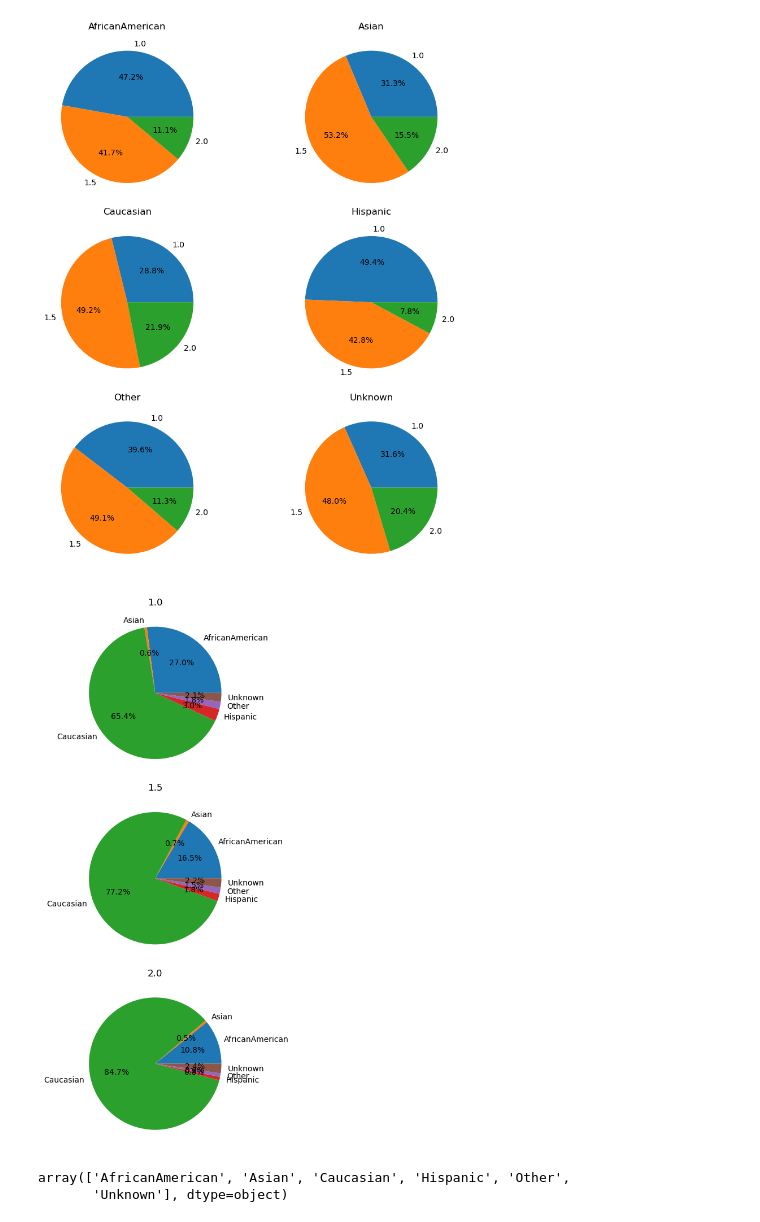
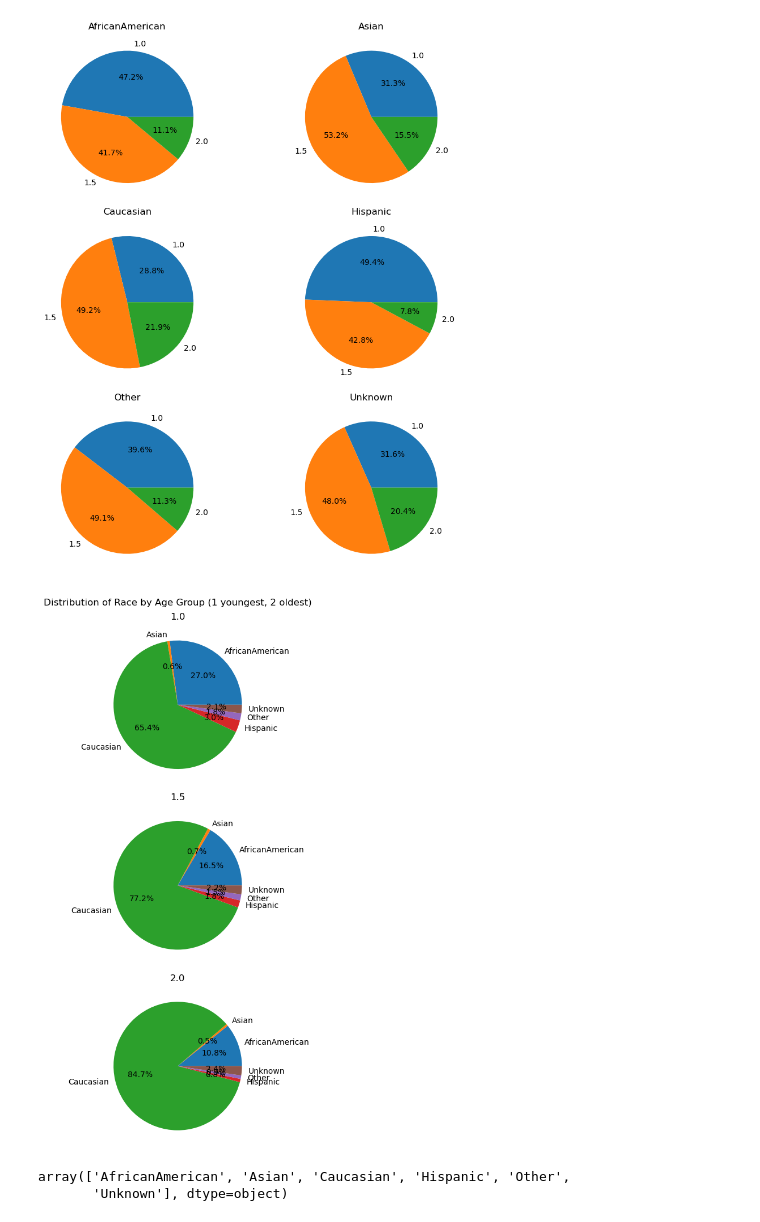
Before and after one commit to ctippett/DATA6550_Bias, a Jupyter notebook: Code/Roberts/first_analysis.ipynb, the cells around one changed output. Cells and saved outputs as stored; diff of their text form; code cells hidden in the pictures.

```diff
--- a/Code/Roberts/first_analysis.ipynb
+++ b/Code/Roberts/first_analysis.ipynb
@@ -104,13 +107,14 @@ plt.tight_layout()
 # %%
 fig, axs = plt.subplots(3, figsize=(10,10))
 
+fig.suptitle('Distribution of Race by Age Group (1 youngest, 2 oldest)')
 for i, agegroup in enumerate(df_age_race['age_catg'].unique()):
     tmp_df = df_age_race[df_age_race['age_catg']==agegroup]
     axs[i].pie(tmp_df['encounter_id'], labels=tmp_df['race'], autopct='%1.1f%%')
     axs[i].set_title(agegroup)
 plt.tight_layout()
 # %% [output]
-[figure, old version]
+[figure, new version]
 # %%
 df_gender_race['race'].unique()
 # %% [output]
```
Also changed, not shown: parts of 3 cells of this notebook.
